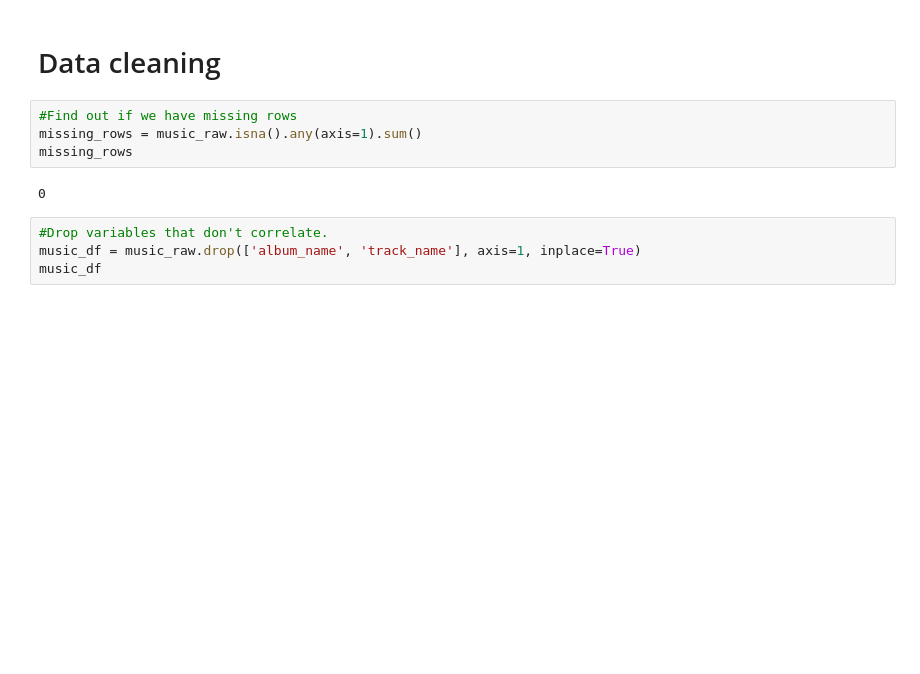
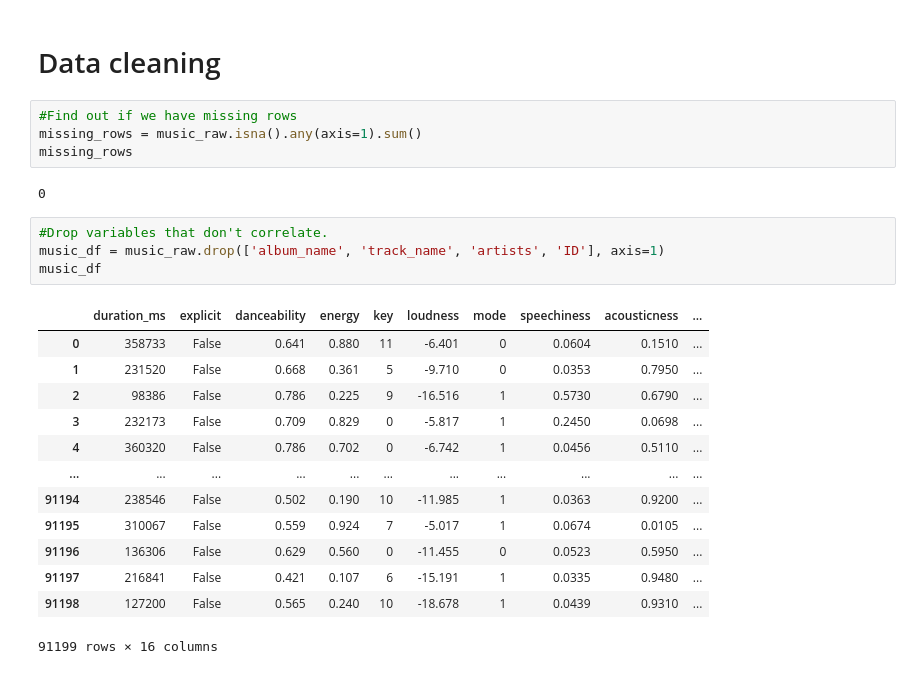
Before and after one commit to julieskavhaug/AIandmachinelearning1, a Jupyter notebook: Assignment 1.ipynb, the cells around one changed output. Saved outputs shown, nothing was run; the diff lists cells and outputs as text; blank space fills up the shorter version.

```diff
--- a/Assignment 1.ipynb
+++ b/Assignment 1.ipynb
@@ -274,6 +275,20 @@ missing_rows
 0
 # %%
 #Drop variables that don't correlate.
-music_df = music_raw.drop(['album_name', 'track_name'], axis=1, inplace=True)
+music_df = music_raw.drop(['album_name', 'track_name', 'artists', 'ID'], axis=1)
 music_df
+# %% [output]
+|  | duration_ms | explicit | danceability | energy | key | loudness | mode | speechiness | acousticness | ... |
+| 0 | 358733 | False | 0.641 | 0.880 | 11 | -6.401 | 0 | 0.0604 | 0.1510 | ... |
+| 1 | 231520 | False | 0.668 | 0.361 | 5 | -9.710 | 0 | 0.0353 | 0.7950 | ... |
+| 2 | 98386 | False | 0.786 | 0.225 | 9 | -16.516 | 1 | 0.5730 | 0.6790 | ... |
+| 3 | 232173 | False | 0.709 | 0.829 | 0 | -5.817 | 1 | 0.2450 | 0.0698 | ... |
+| 4 | 360320 | False | 0.786 | 0.702 | 0 | -6.742 | 1 | 0.0456 | 0.5110 | ... |
+| ... | ... | ... | ... | ... | ... | ... | ... | ... | ... | ... |
+| 91194 | 238546 | False | 0.502 | 0.190 | 10 | -11.985 | 1 | 0.0363 | 0.9200 | ... |
+| 91195 | 310067 | False | 0.559 | 0.924 | 7 | -5.017 | 1 | 0.0674 | 0.0105 | ... |
+| 91196 | 136306 | False | 0.629 | 0.560 | 0 | -11.455 | 0 | 0.0523 | 0.5950 | ... |
+| 91197 | 216841 | False | 0.421 | 0.107 | 6 | -15.191 | 1 | 0.0335 | 0.9480 | ... |
+| 91198 | 127200 | False | 0.565 | 0.240 | 10 | -18.678 | 1 | 0.0439 | 0.9310 | ... |
+91199 rows × 16 columns
 # %%
```
Also changed, not shown: parts of 9 cells of this notebook.
